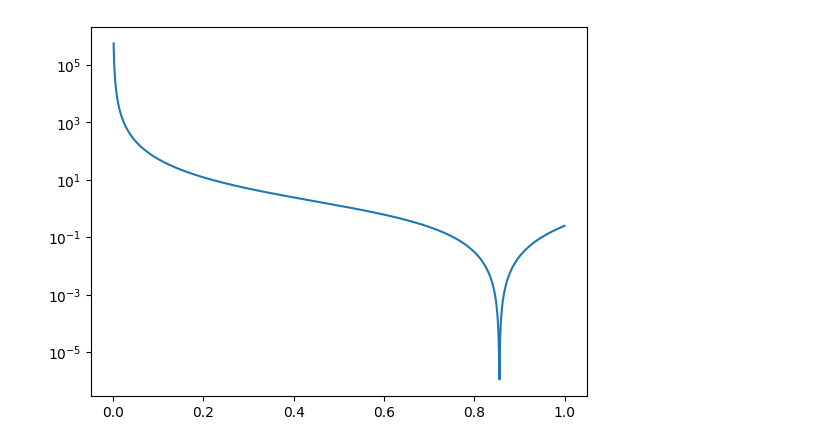
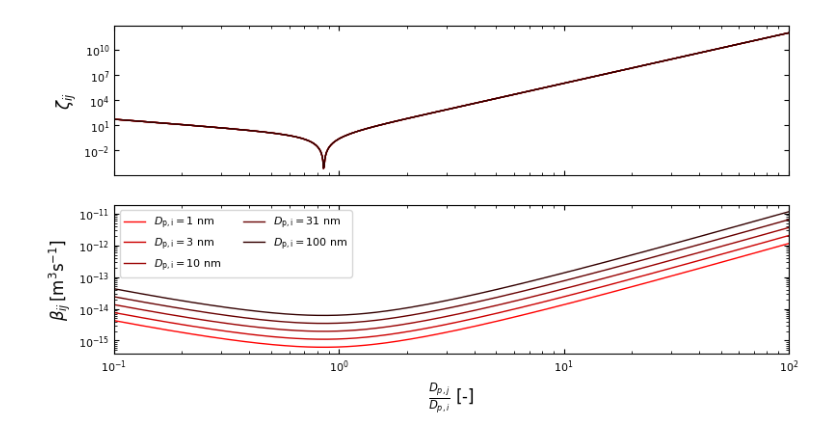
Before and after one commit to tamadate/TiO2_collision_rate_NN, a Jupyter notebook: MEMO/memo.ipynb, the cells around one changed output. Drawn from its saved outputs; the diff is of its cells as text; code cells hidden in the pictures.

```diff
--- a/MEMO/memo.ipynb
+++ b/MEMO/memo.ipynb
@@ -69,12 +1,59 @@ $$
-# %%
-import numpy as np
-import matplotlib.pylab as plt
-
-dpdp=np.linspace(0.001,1,1000)
-y=dpdp**3+0.25-0.75/dpdp
-
-plt.plot(dpdp,y**2)
-plt.yscale("log")
-plt.show()
-# %% [output]
-[figure, removed]
+# %%
+import numpy as np
+import matplotlib.pylab as plt
+import matplotlib as mpl
+
+def pltNormal():
+    plt.rcParams['ytick.direction'] = 'in'
+    plt.rcParams['xtick.direction'] = 'in'
+    #plt.rcParams['figure.subplot.bottom'] = 0.2
+    #plt.rcParams['figure.subplot.left'] = 0.2
+    #plt.rcParams['font.family'] = 'Arial'
+    plt.rcParams["font.size"]=8
+    mpl.rcParams['axes.prop_cycle'] = mpl.cycler(color=[[1,0,0]\
+        ,[0.8,0,0], [0.6,0,0], [0.4,0,0], [0.2,0,0],[0,0,0]])
+
+def axNormal(ax):
+    ax.xaxis.set_ticks_position('both')
+    ax.yaxis.set_ticks_position('both')
+    ax.tick_params(axis='x')
+    ax.tick_params(axis='y')
+
+
+pltNormal()
+fig, axs = plt.subplots(2,1,figsize=(10,5),sharex=True)
+for ax in axs.flat:
+    axNormal(ax)
+
+rho=1000
+dpdp=np.logspace(-1,2,1000)
+kb=1.38e-23
+T=300
+
+for dpi in np.logspace(-9,-7,5):
+    dpj=dpdp*dpi
+    mj=rho*np.pi*dpj**3/6.0
+    aij=0.5*(dpi+dpj)
+    A=np.pi*aij*aij
+    mi=rho*np.pi*dpi**3/6.0
+    mij=1/(1/mi+1/mj)
+    v0=(8*kb*T/mij/np.pi)**0.5
+    beta=v0*A
+    y=dpdp**3+0.25-0.75/dpdp
+    axs.flat[0].plot(dpdp,y**2,linewidth=1)
+    axs.flat[1].plot(dpdp,beta, label=r"$D_{\rm{p},i} = $"+str(int(dpi*1e9))+" nm",linewidth=1)
+
+axs.flat[0].set_yscale("log")
+axs.flat[1].set_yscale("log")
+axs.flat[0].set_xscale("log")
+axs.flat[1].set_xscale("log")
+axs.flat[0].set_xlim(1e-1,1e2)
+axs.flat[1].set_xlim(1e-1,1e2)
+axs.flat[1].set_xlabel(r"$\frac{D_{p,j}}{D_{p,i}} $ [-]",size=12)
+axs.flat[0].set_ylabel(r"$\zeta_{ij}$",size=12)
+axs.flat[1].set_ylabel(r"$\beta_{ij}\, \rm{[m^{3} s^{-1}]}$",size=12)
+plt.legend(ncol=2)
+plt.savefig("Figure1.png", dpi=100)
+plt.show()
+# %% [output]
+[figure, added]
```
Also changed, not shown: parts of 1 cell of this notebook, 3 other files.
